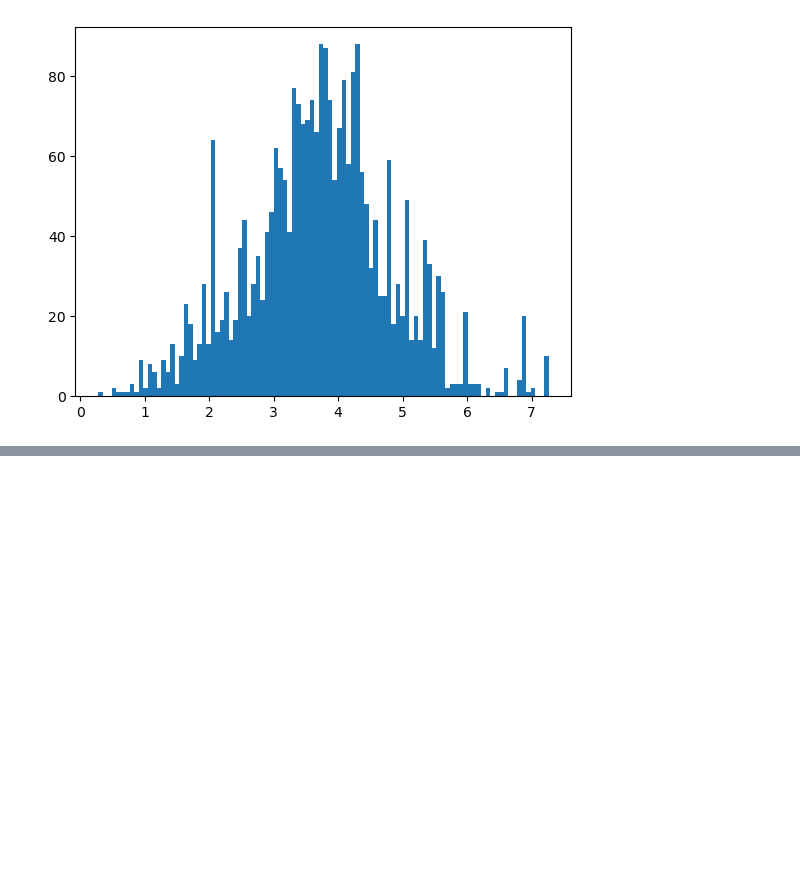
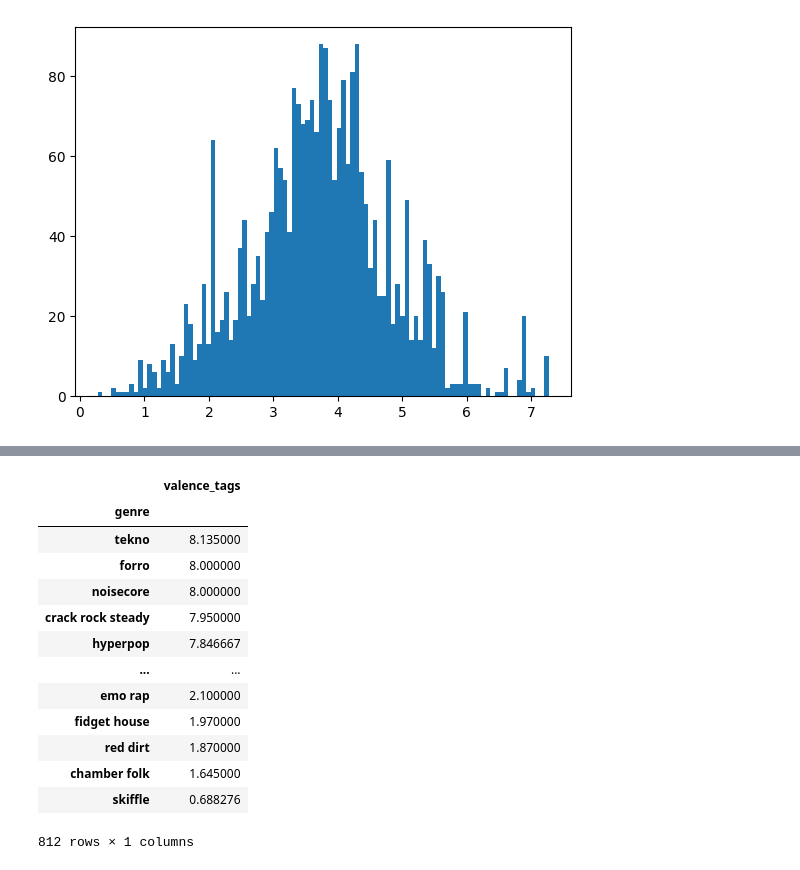
Before and after one commit to Texugo-928/EDA_Projeto_Sentimento_Musical, a Jupyter notebook: projeto-annaclara.ipynb, the cells around one changed output, grey strips where cells are left out. Saved outputs shown, nothing was run; the diff lists cells and outputs as text; code cells hidden in the pictures; blank space fills up the shorter version.

```diff
--- a/projeto-annaclara.ipynb
+++ b/projeto-annaclara.ipynb
@@ -572,0 +610,17 @@ plt.show()
+# %%
+dados.groupby(['genre']).agg({'valence_tags': 'mean'}).sort_values(['valence_tags'], ascending=False)
+# %% [output]
+|  | valence_tags |
+| genre |  |
+| tekno | 8.135000 |
+| forro | 8.000000 |
+| noisecore | 8.000000 |
+| crack rock steady | 7.950000 |
+| hyperpop | 7.846667 |
+| ... | ... |
+| emo rap | 2.100000 |
+| fidget house | 1.970000 |
+| red dirt | 1.870000 |
+| chamber folk | 1.645000 |
+| skiffle | 0.688276 |
+812 rows × 1 columns
```
Also changed, not shown: parts of 29 cells of this notebook.
